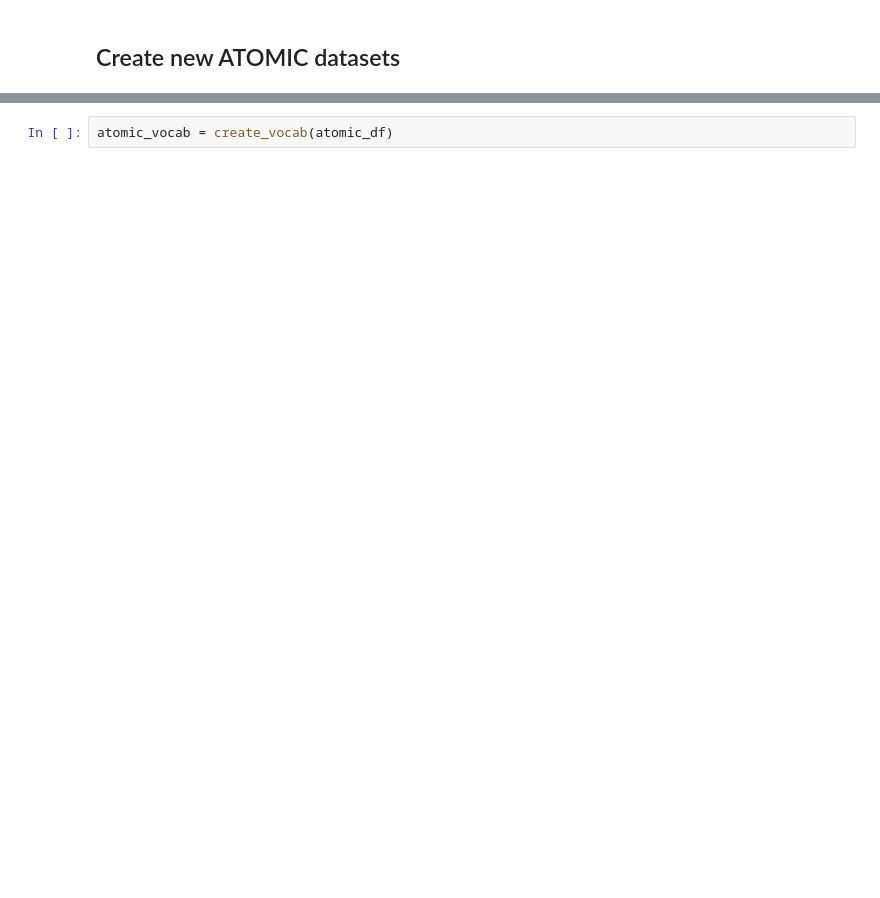
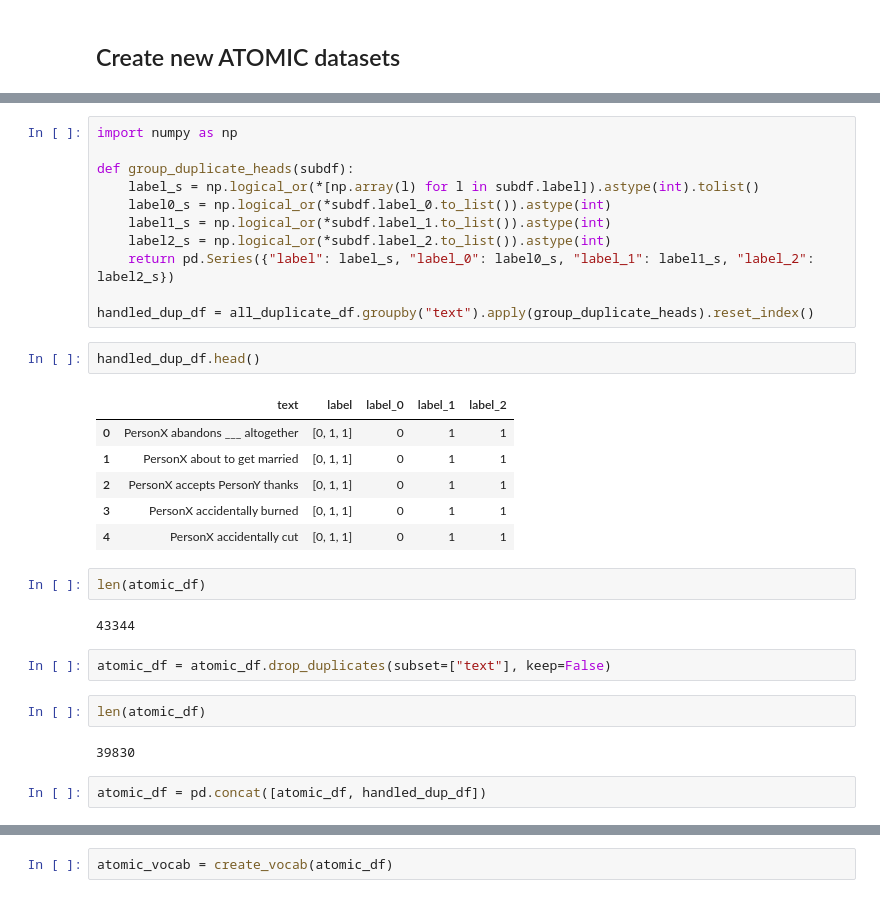
Before and after one commit to epfl-nlp/kogito, a Jupyter notebook: examples/relation_modeling/ood.ipynb, the cells around one changed output, grey strips where cells are left out. Cells and saved outputs as stored; diff of their text form; blank space fills up the shorter version.

```diff
--- a/examples/relation_modeling/ood.ipynb
+++ b/examples/relation_modeling/ood.ipynb
@@ -55,3 +151,35 @@ atomic_df = pd.concat([train_df, val_df, test_df])
+# %%
+import numpy as np
+
+def group_duplicate_heads(subdf):
+    label_s = np.logical_or(*[np.array(l) for l in subdf.label]).astype(int).tolist()
+    label0_s = np.logical_or(*subdf.label_0.to_list()).astype(int)
+    label1_s = np.logical_or(*subdf.label_1.to_list()).astype(int)
+    label2_s = np.logical_or(*subdf.label_2.to_list()).astype(int)
+    return pd.Series({"label": label_s, "label_0": label0_s, "label_1": label1_s, "label_2": label2_s})
+
+handled_dup_df = all_duplicate_df.groupby("text").apply(group_duplicate_heads).reset_index()
+# %%
+handled_dup_df.head()
+# %% [output]
+|  | text | label | label_0 | label_1 | label_2 |
+| 0 | PersonX abandons ___ altogether | [0, 1, 1] | 0 | 1 | 1 |
+| 1 | PersonX about to get married | [0, 1, 1] | 0 | 1 | 1 |
+| 2 | PersonX accepts PersonY thanks | [0, 1, 1] | 0 | 1 | 1 |
+| 3 | PersonX accidentally burned | [0, 1, 1] | 0 | 1 | 1 |
+| 4 | PersonX accidentally cut | [0, 1, 1] | 0 | 1 | 1 |
+# %%
+len(atomic_df)
+# %% [output]
+43344
+# %%
+atomic_df = atomic_df.drop_duplicates(subset=["text"], keep=False)
+# %%
+len(atomic_df)
+# %% [output]
+39830
+# %%
+atomic_df = pd.concat([atomic_df, handled_dup_df])
 # %%
 len(atomic_df)
 # %% [output]
```
Also changed, not shown: parts of 56 cells of this notebook, 15 other files.
